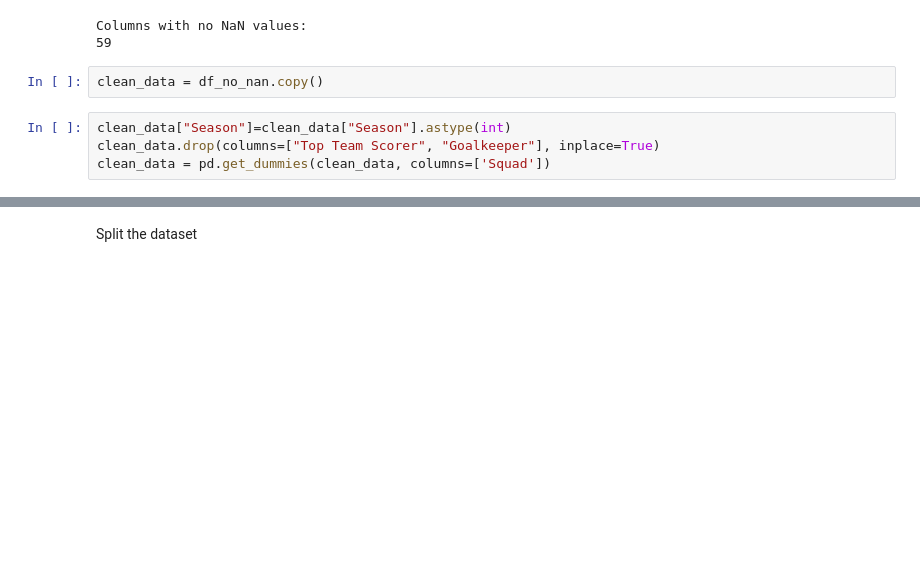
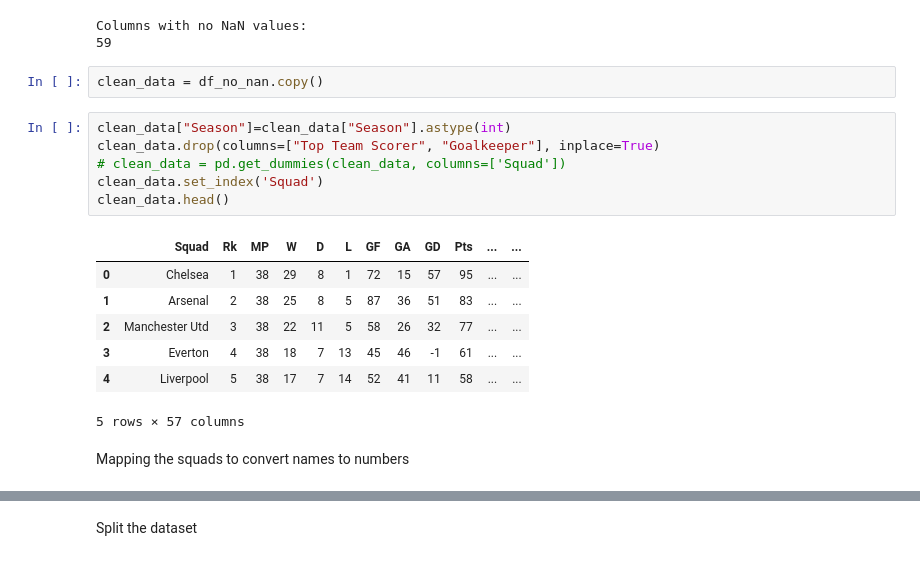
Before and after one commit to Yashuchirag/team_pressing_project, a Jupyter notebook: src/team_pressing.ipynb, the cells around one changed output, grey strips where cells are left out. Saved outputs shown, nothing was run; the diff lists cells and outputs as text; blank space fills up the shorter version.

```diff
--- a/src/team_pressing.ipynb
+++ b/src/team_pressing.ipynb
@@ -212,4 +210,16 @@ clean_data = df_no_nan.copy()
 # %%
 clean_data["Season"]=clean_data["Season"].astype(int)
 clean_data.drop(columns=["Top Team Scorer", "Goalkeeper"], inplace=True)
-clean_data = pd.get_dummies(clean_data, columns=['Squad'])
+# clean_data = pd.get_dummies(clean_data, columns=['Squad'])
+clean_data.set_index('Squad')
+clean_data.head()
+# %% [output]
+|  | Squad | Rk | MP | W | D | L | GF | GA | GD | Pts | ... | ... |
+| 0 | Chelsea | 1 | 38 | 29 | 8 | 1 | 72 | 15 | 57 | 95 | ... | ... |
+| 1 | Arsenal | 2 | 38 | 25 | 8 | 5 | 87 | 36 | 51 | 83 | ... | ... |
+| 2 | Manchester Utd | 3 | 38 | 22 | 11 | 5 | 58 | 26 | 32 | 77 | ... | ... |
+| 3 | Everton | 4 | 38 | 18 | 7 | 13 | 45 | 46 | -1 | 61 | ... | ... |
+| 4 | Liverpool | 5 | 38 | 17 | 7 | 14 | 52 | 41 | 11 | 58 | ... | ... |
+5 rows × 57 columns
+# %% [markdown]
+Mapping the squads to convert names to numbers
```
Also changed, not shown: parts of 24 cells of this notebook.
